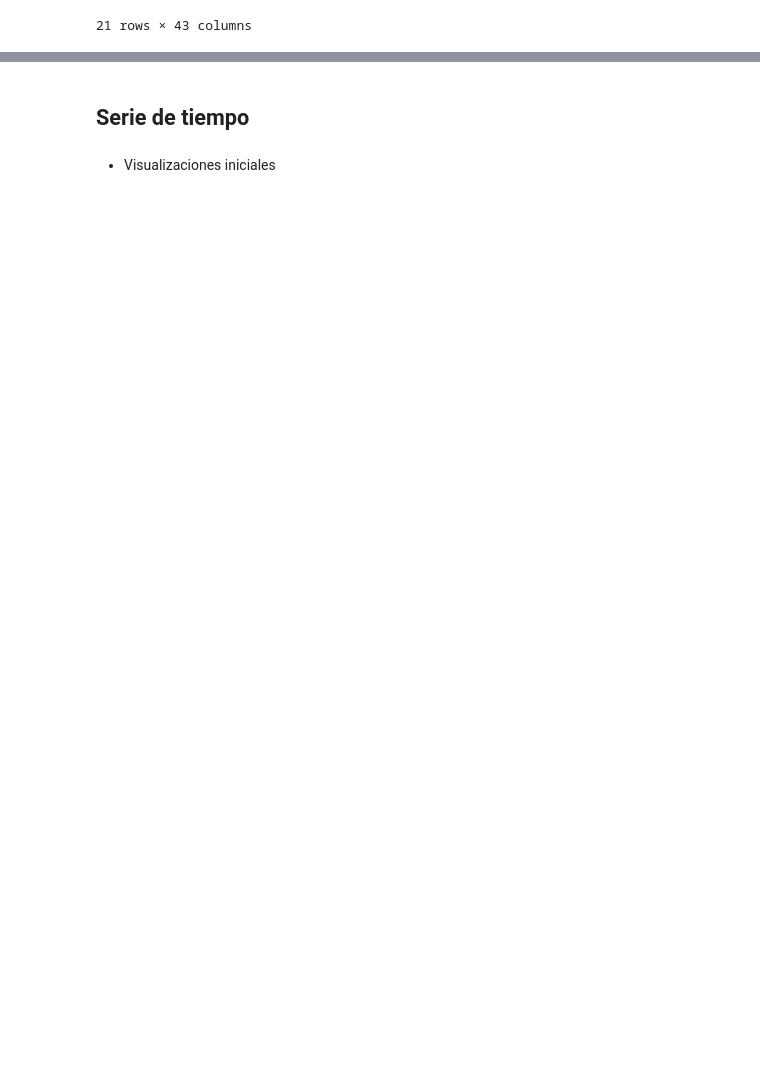
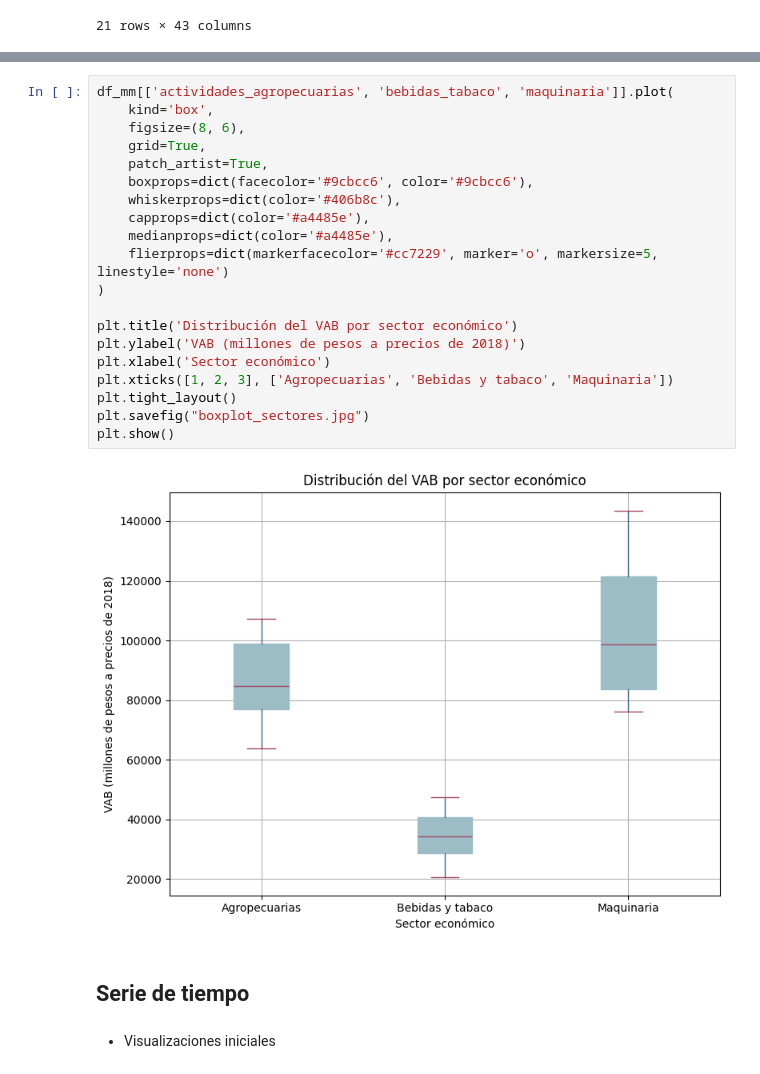
Before and after one commit to itzeltgc/Time-series-analysis, a Jupyter notebook: notebooks/project.ipynb, the cells around one changed output, grey strips where cells are left out. Cells and saved outputs as stored; diff of their text form; blank space fills up the shorter version.

```diff
--- a/notebooks/project.ipynb
+++ b/notebooks/project.ipynb
@@ -238,3 +236,25 @@ df_mm = data_filtrada.copy()
+# %%
+df_mm[['actividades_agropecuarias', 'bebidas_tabaco', 'maquinaria']].plot(
+    kind='box',
+    figsize=(8, 6),
+    grid=True,
+    patch_artist=True,
+    boxprops=dict(facecolor='#9cbcc6', color='#9cbcc6'),
+    whiskerprops=dict(color='#406b8c'),
+    capprops=dict(color='#a4485e'),
+    medianprops=dict(color='#a4485e'),
+    flierprops=dict(markerfacecolor='#cc7229', marker='o', markersize=5, linestyle='none')
+)
+
+plt.title('Distribución del VAB por sector económico')
+plt.ylabel('VAB (millones de pesos a precios de 2018)')
+plt.xlabel('Sector económico')
+plt.xticks([1, 2, 3], ['Agropecuarias', 'Bebidas y tabaco', 'Maquinaria'])
+plt.tight_layout()
+plt.savefig("boxplot_sectores.jpg")
+plt.show()
+# %% [output]
+[figure, added]
 # %% [markdown]
 ## Serie de tiempo
 # %% [markdown]
```
Also changed, not shown: parts of 101 cells of this notebook, 21 other files.
